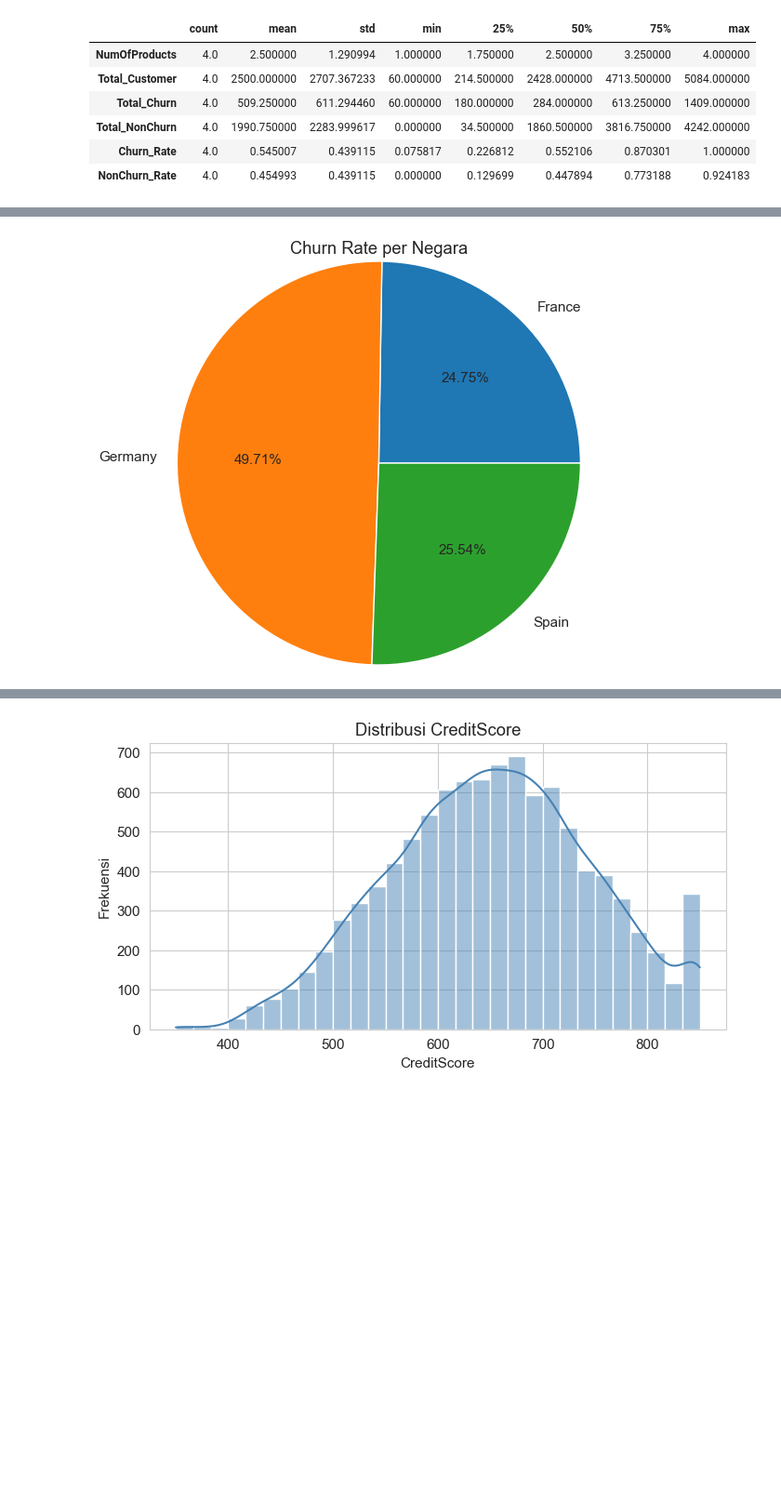
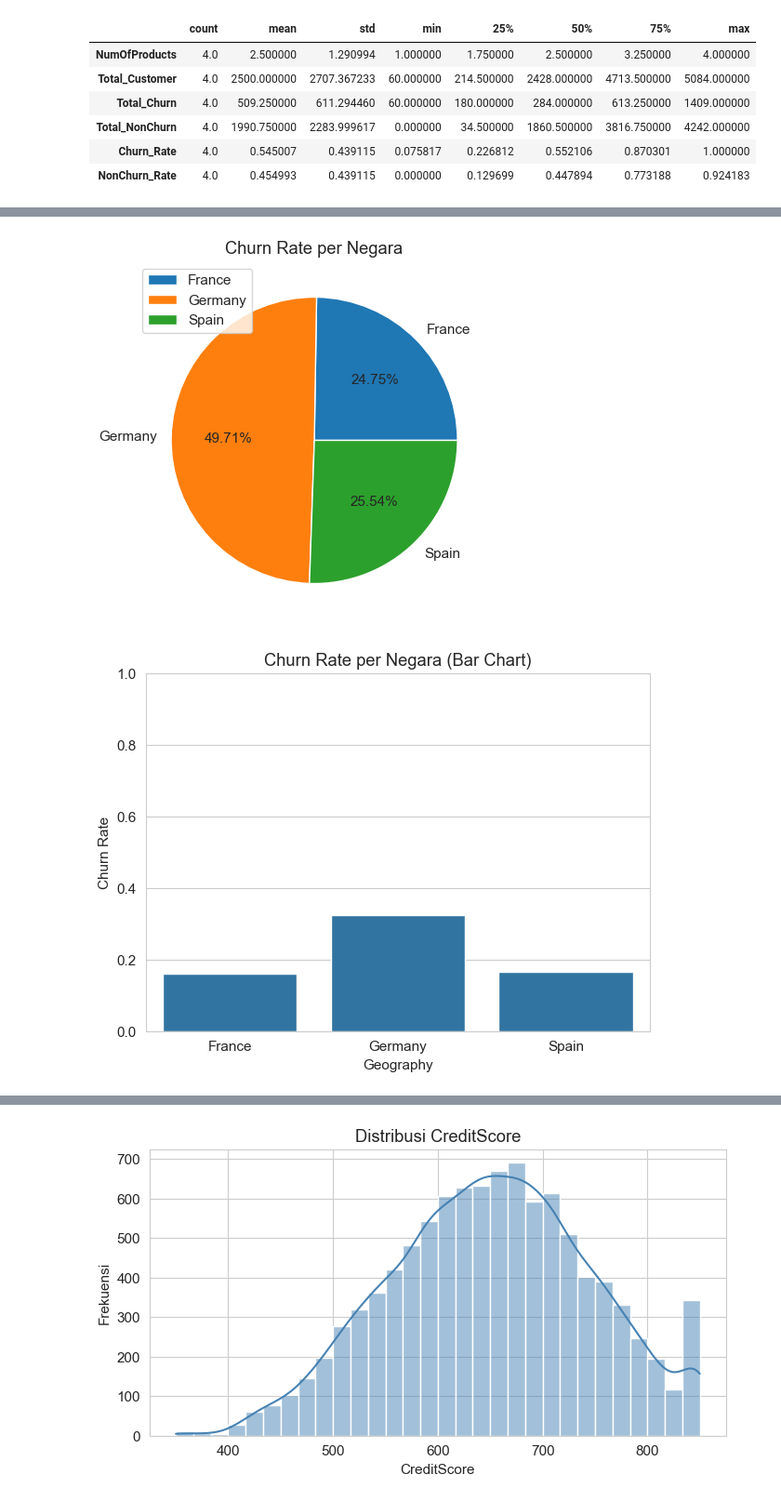
Before and after one commit to kimithora/Tubes-Struktur-Data-Algoritma, a Jupyter notebook: EDAstd.IPYNB, the cells around one changed output, grey strips where cells are left out. Shown at 93% size. Saved outputs shown, nothing was run; the diff lists cells and outputs as text; code cells hidden in the pictures; blank space fills up the shorter version.

Commit message:
menambah beberapa visual dan markdown

```diff
--- a/EDAstd.IPYNB
+++ b/EDAstd.IPYNB
@@ -446,19 +449,33 @@ plt.show()
 # %%
 plt.figure(figsize=(7,5))
 
 plt.pie(
     country_summary["Churn_Rate"],
     labels=country_summary["Geography"],
     autopct="%1.2f%%"
 )
 
 plt.title("Churn Rate per Negara")
+plt.legend(loc="best")
 
+plt.show()
+
+plt.figure(figsize=(7,5))
+
+sns.barplot(
+    data=country_summary,
+    x="Geography",
+    y="Churn_Rate"
+)
+
+plt.ylabel("Churn Rate")
+plt.title("Churn Rate per Negara (Bar Chart)")
 plt.ylim(0,1)
 
 plt.show()
 # %% [output]
-[figure, old version]
+[figure, new version]
+[figure, added]
 # %%
 plt.figure(figsize=(7,5))
 
```
Also changed, not shown: parts of 21 cells of this notebook, 1 other file.
